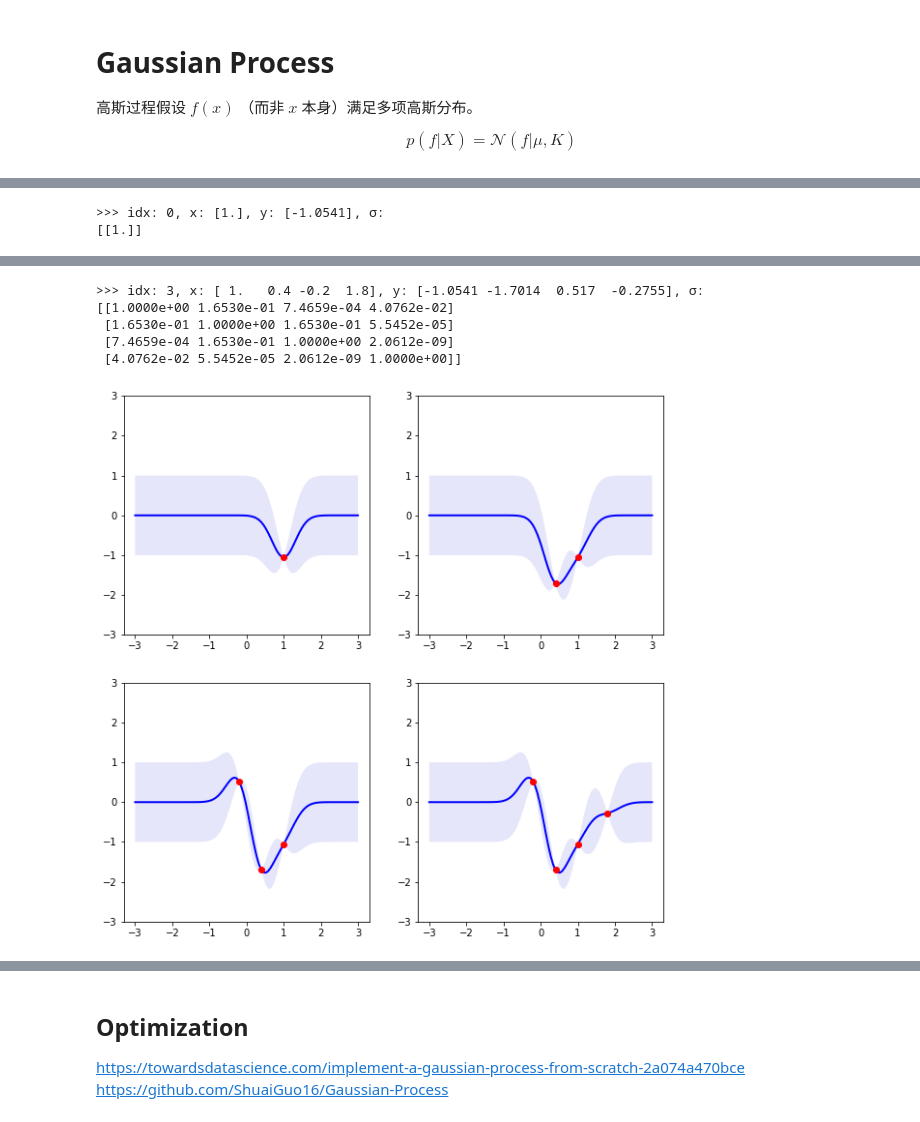
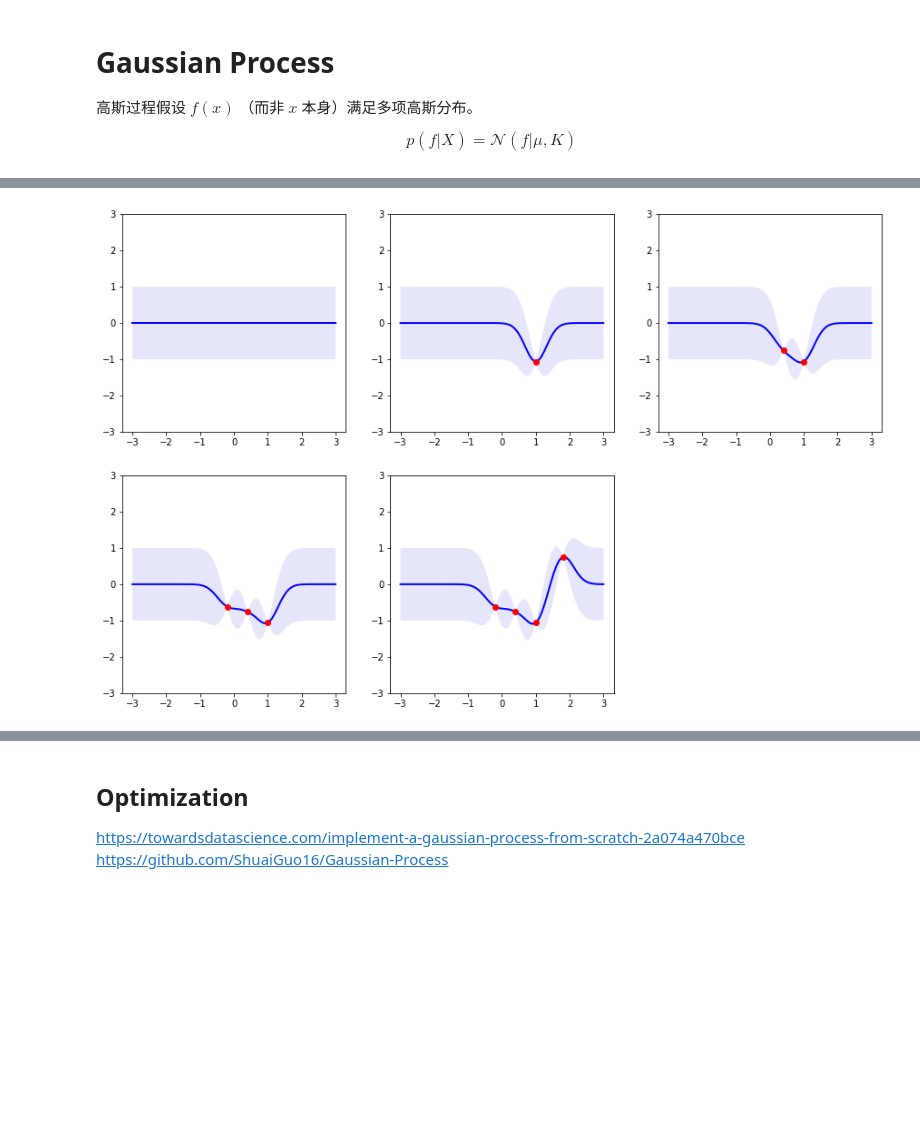
Before and after one commit to dugu9sword/mlvis, a Jupyter notebook: gaussian_process.ipynb, the cells around one changed output, grey strips where cells are left out. Saved outputs shown, nothing was run; the diff lists cells and outputs as text; code cells hidden in the pictures; blank space fills up the shorter version.

```diff
--- a/gaussian_process.ipynb
+++ b/gaussian_process.ipynb
@@ -105,0 +81,9 @@ pass
+# %%
+for i in range(5):
+    y = np.random.multivariate_normal(np.zeros(len(x_pred)), kernel(x_pred, x_pred, θ))
+    plt.plot(x_pred, y)
+
+sig_0 = kernel(0, 0, θ)
+plt.fill_between(x_pred.flatten(), - 2 * np.sqrt(sig_0), 2 * np.sqrt(sig_0), facecolor='lavender')
+plt.plot(x_pred, np.zeros_like(x_pred), 'b-', lw=2)
+plt.ylim(-3, 3)
@@ -106,32 +99,44 @@ pass
 # %%
+x_to_add = [
+    None,
+    1.0,
+    0.4,
+    -0.2,
+    1.8,
+]
+layout = PlotLayout(plt, total_num=len(x_to_add), num_per_row=3)
+layout.prepare()
+
 x = []
 y = []
-np.set_printoptions(precision=4)
+for idx, ele in enumerate(x_to_add):
+    if idx == 0:
+        ax = layout.subplot(idx)
+        ax.fill_between(x_pred.flatten(),
+                        -np.sqrt(sig_0),
+                        np.sqrt(sig_0),
+                        facecolor='lavender')
+        ax.plot(x_pred, np.zeros_like(x_pred), 'b-', lw=2)
+        plt.ylim(-3, 3)
+    else:
+        if len(x) == 0:
+            y_new = np.random.normal(scale=sig_0)
+        else:
+            mu, s = conditional([ele], x, y, kernel, θ)
+            y_new = np.random.normal(mu, s)
 
-x_to_add = [1.0, 0.4, -0.2, 1.8]
-layout = PlotLayout(plt, total_num=len(x_to_add), num_per_row=2)
-layout.prepare()
+        x.extend([ele])
+        y.append(y_new)
 
-for idx, ele in enumerate(x_to_add):
-    x_new = [ele]
-    if len(x) == 0:
-        y_new = np.random.normal(scale=σ_0)
-    else:
-        mu, s = conditional(x_new, x, y, θ)
-        y_new = np.random.normal(mu, s)
+        predictions = [conditional(i, x, y, kernel, θ) for i in x_pred]
+        y_pred, y_sigmas = np.transpose(predictions)
 
-    x.extend(x_new)
-    y.append(y_new)
-    σ = kernel(x, x, θ)
-    rich.print(f">>> idx: {idx}, x: {np.array(x)}, y: {np.array(y)}, σ: \n{np.array(σ)}")
-
-    x_pred = np.linspace(-3, 3, 100)
-    predictions = [predict(i, x, kernel, θ, σ, y) for i in x_pred]
-    y_pred, y_sigmas = np.transpose(predictions)
-
-    ax = layout.subplot(idx)
-    ax.fill_between(x_pred.flatten(), y_pred-np.sqrt(y_sigmas), y_pred+np.sqrt(y_sigmas), facecolor='lavender')
-    ax.plot(x_pred, y_pred, 'b-', lw=2)
-    ax.plot(x, y, "ro")
-    plt.ylim(-3, 3)
+        ax = layout.subplot(idx)
+        ax.fill_between(x_pred.flatten(),
+                        y_pred - np.sqrt(y_sigmas),
+                        y_pred + np.sqrt(y_sigmas),
+                        facecolor='lavender')
+        ax.plot(x_pred, y_pred, 'b-', lw=2)
+        ax.plot(x, y, "ro")
+        plt.ylim(-3, 3)
 # %% [output]
@@ -139,2 +143,0 @@ allocating 2 rows x 2 cols for 4 subplots.
->>> idx: 0, x: [1.], y: [-1.0541], σ:
-[[1.]]
@@ -148,6 +144 @@ allocating 2 rows x 2 cols for 4 subplots.
->>> idx: 3, x: [ 1.   0.4 -0.2  1.8], y: [-1.0541 -1.7014  0.517  -0.2755], σ:
-[[1.0000e+00 1.6530e-01 7.4659e-04 4.0762e-02]
- [1.6530e-01 1.0000e+00 1.6530e-01 5.5452e-05]
- [7.4659e-04 1.6530e-01 1.0000e+00 2.0612e-09]
- [4.0762e-02 5.5452e-05 2.0612e-09 1.0000e+00]]
-[figure, old version]
+[figure, new version]
```
Also changed, not shown: parts of 9 cells of this notebook.
